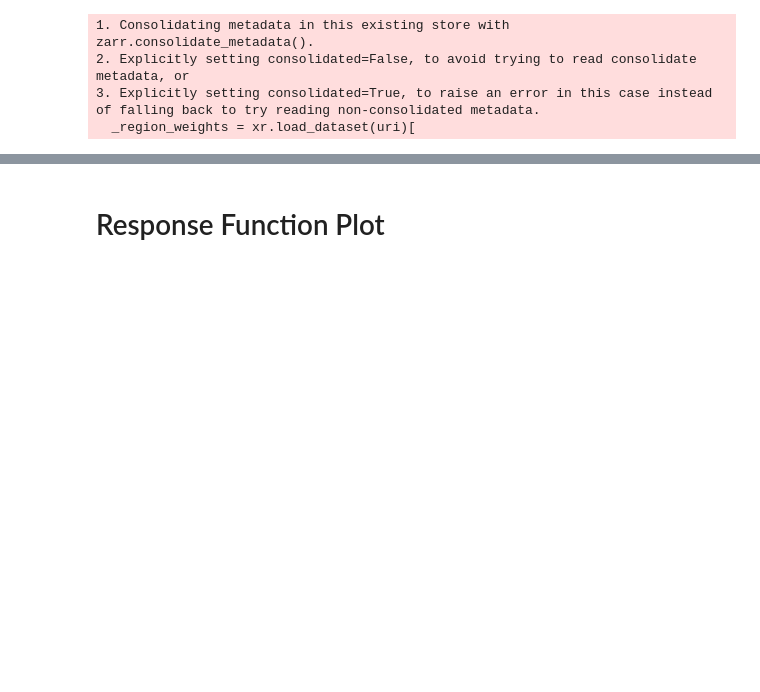
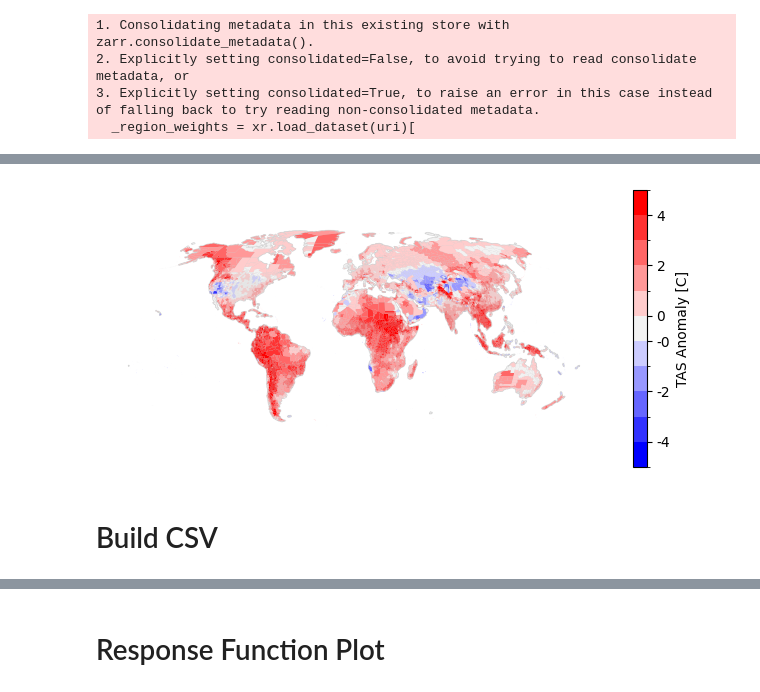
Before and after one commit to ClimateImpactLab/poreallas, a Jupyter notebook: analysis/a00_seasonal_forecast_analysis.ipynb, the cells around one changed output, grey strips where cells are left out. Cells and saved outputs as stored; diff of their text form; code cells hidden in the pictures; blank space fills up the shorter version.

```diff
--- a/analysis/a00_seasonal_forecast_analysis.ipynb
+++ b/analysis/a00_seasonal_forecast_analysis.ipynb
@@ -109,0 +167,14 @@ analysis_utils.plot_monthly(
+# %%
+#6 month average anomaly
+fig = analysis_utils.plot_aggregate(
+    _polygons_anomaly,
+    col='value',
+    agg = 'mean',
+    cm = 'bwr',
+    sup_title=f"",
+    cbar_label= 'TAS Anomaly [C]',
+)
+# %% [output]
+[figure, added]
+# %% [markdown]
+# Build CSV
```
Also changed, not shown: parts of 17 cells of this notebook, 1 other file.
